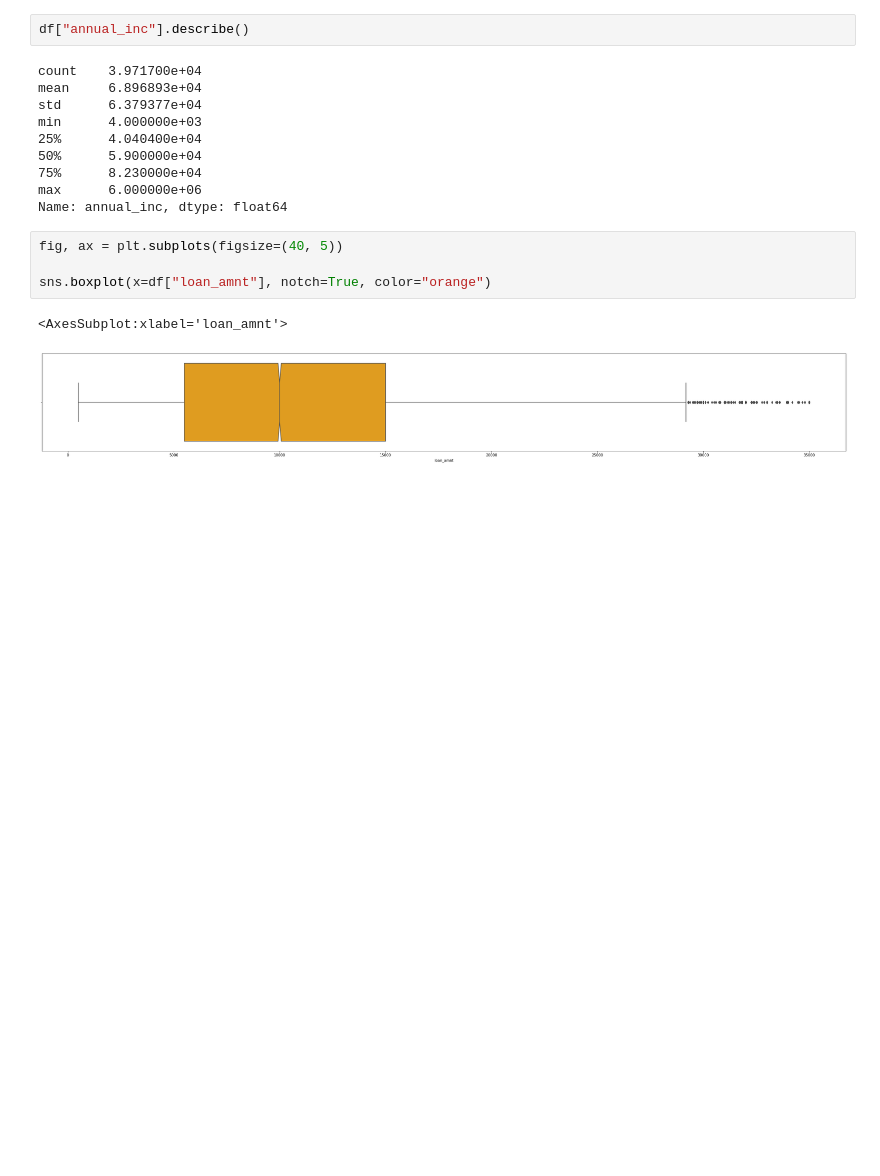
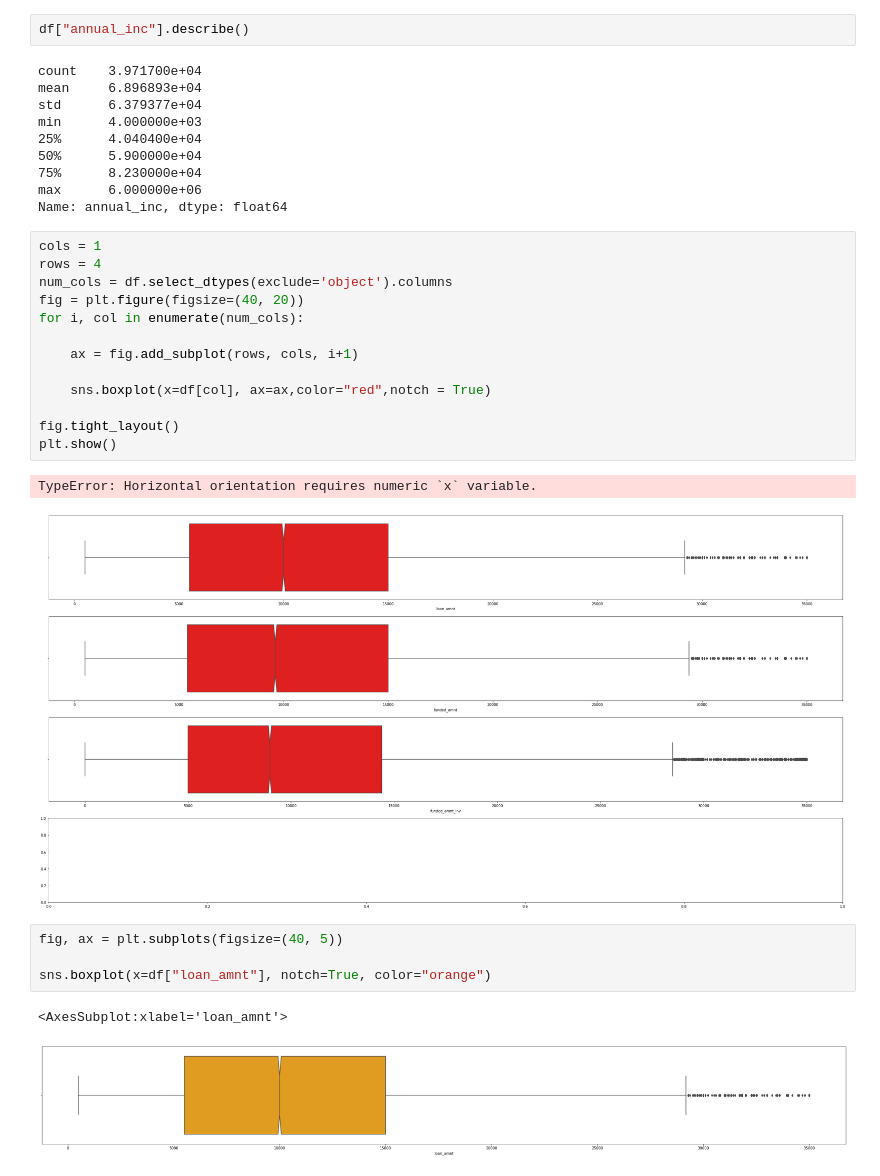
Before and after one commit to zerouchi/Bank-Loan-Prediction, a Jupyter notebook: loan prediction project.ipynb, the cells around one changed output. Saved outputs shown, nothing was run; the diff lists cells and outputs as text; blank space fills up the shorter version.

```diff
--- a/loan prediction project.ipynb
+++ b/loan prediction project.ipynb
@@ -289,6 +280,22 @@ min      4.000000e+03
 75%      8.230000e+04
 max      6.000000e+06
 Name: annual_inc, dtype: float64
+# %%
+cols = 1
+rows = 4
+num_cols = df.select_dtypes(exclude='object').columns
+fig = plt.figure(figsize=(40, 20))
+for i, col in enumerate(num_cols):
+
+    ax = fig.add_subplot(rows, cols, i+1)
+
+    sns.boxplot(x=df[col], ax=ax,color="red",notch = True)
+
+fig.tight_layout()
+plt.show()
+# %% [output]
+TypeError: Horizontal orientation requires numeric `x` variable.
+[figure, added]
 # %%
 fig, ax = plt.subplots(figsize=(40, 5))
 
```
Also changed, not shown: parts of 23 cells of this notebook.
